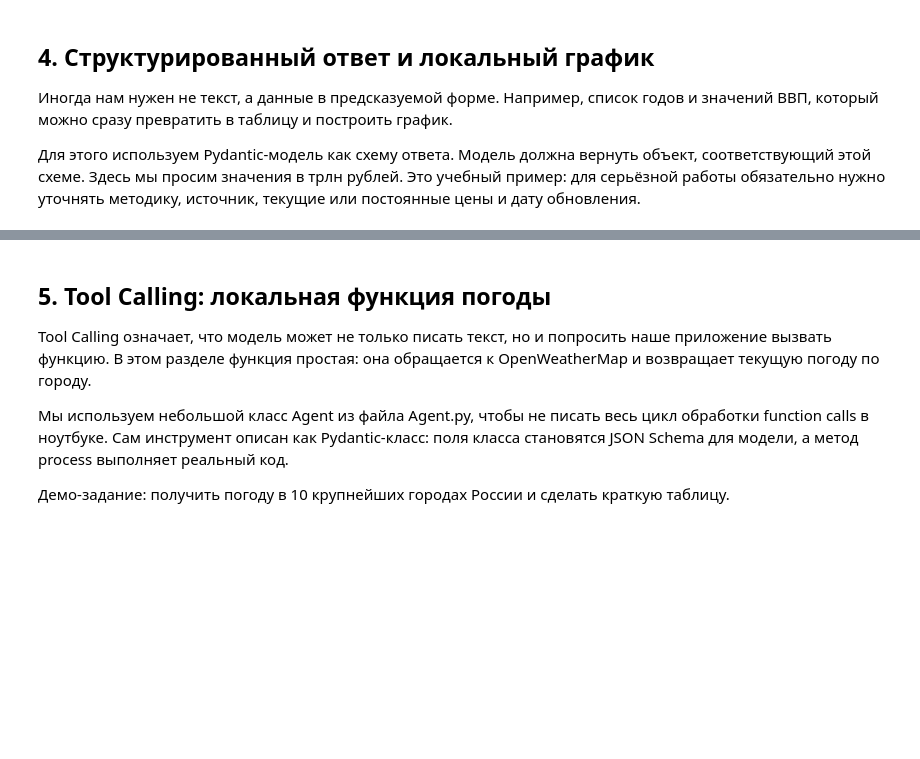
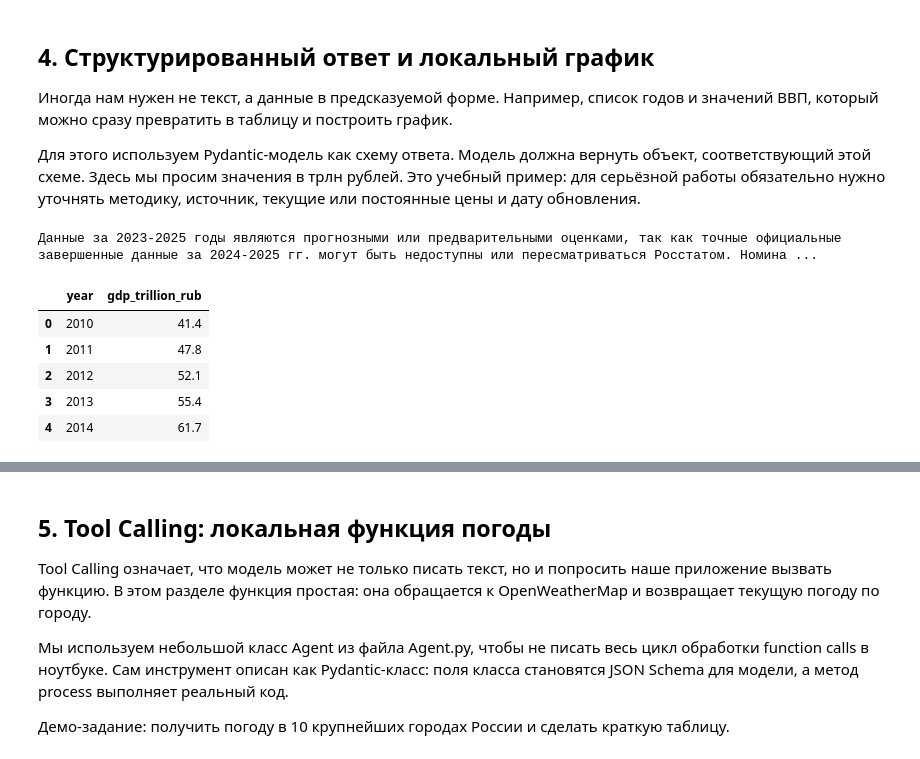
Before and after one commit to MAI-MathMod/2026-dataagents, a Jupyter notebook: AI_Studio_Demo.ipynb, the cells around one changed output, grey strips where cells are left out. Drawn from its saved outputs; the diff is of its cells as text; code cells hidden in the pictures; blank space fills up the shorter version.

```diff
--- a/AI_Studio_Demo.ipynb
+++ b/AI_Studio_Demo.ipynb
@@ -134,33 +228,42 @@ for item in res_ws.output:
 # %%
 from pydantic import BaseModel, Field
 import pandas as pd
 import matplotlib.pyplot as plt
 
 class GDPPoint(BaseModel):
     year: int = Field(description="Год")
     gdp_trillion_rub: float = Field(description="ВВП России, трлн рублей")
 
 class GDPSeries(BaseModel):
     country: str
     unit: str
     points: list[GDPPoint]
     comment: str
 
 structured = client.responses.parse(
-    model=model_qwen3,
+    model=model_qwen36,
     instructions=(
         "Верни только структурированные данные. "
         "Если точные данные за 2024-2025 недоступны, используй разумную оценку и поясни это в comment."
     ),
     input="Дай динамику номинального ВВП России за 2010-2025 гг. в трлн рублей.",
     text_format=GDPSeries,
+    tools=[web_search_tool]
 )
 
 gdp_data = structured.output_parsed
 print(gdp_data.comment)
 
 df_gdp = pd.DataFrame([p.model_dump() for p in gdp_data.points]).sort_values("year")
 df_gdp.head()
+# %% [output]
+Данные за 2023-2025 годы являются прогнозными или предварительными оценками, так как точные официальные завершенные данные за 2024-2025 гг. могут быть недоступны или пересматриваться Росстатом. Номина ...
+|  | year | gdp_trillion_rub |
+| 0 | 2010 | 41.4 |
+| 1 | 2011 | 47.8 |
+| 2 | 2012 | 52.1 |
+| 3 | 2013 | 55.4 |
+| 4 | 2014 | 61.7 |
 # %%
 plt.figure(figsize=(10, 5))
 plt.plot(df_gdp["year"], df_gdp["gdp_trillion_rub"], marker="o")
```
Also changed, not shown: parts of 45 cells of this notebook, 1 other file.
